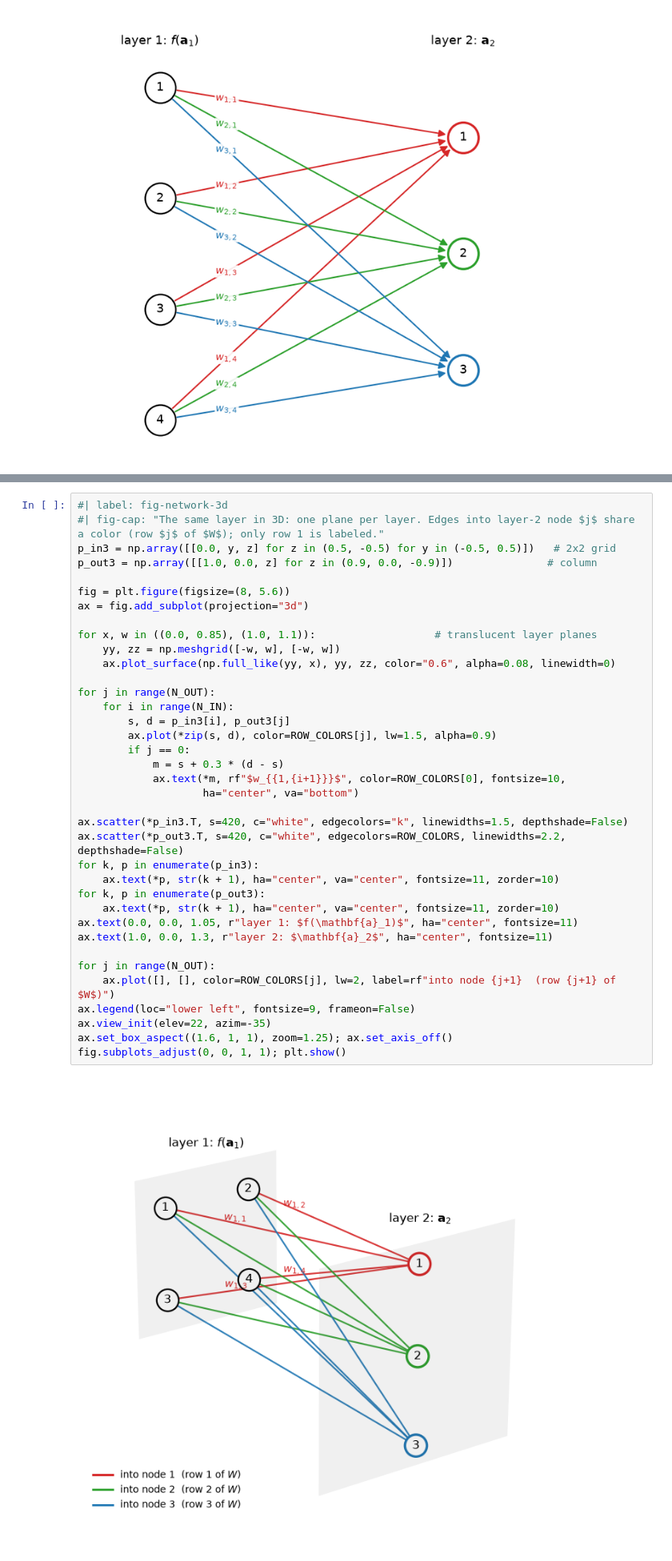
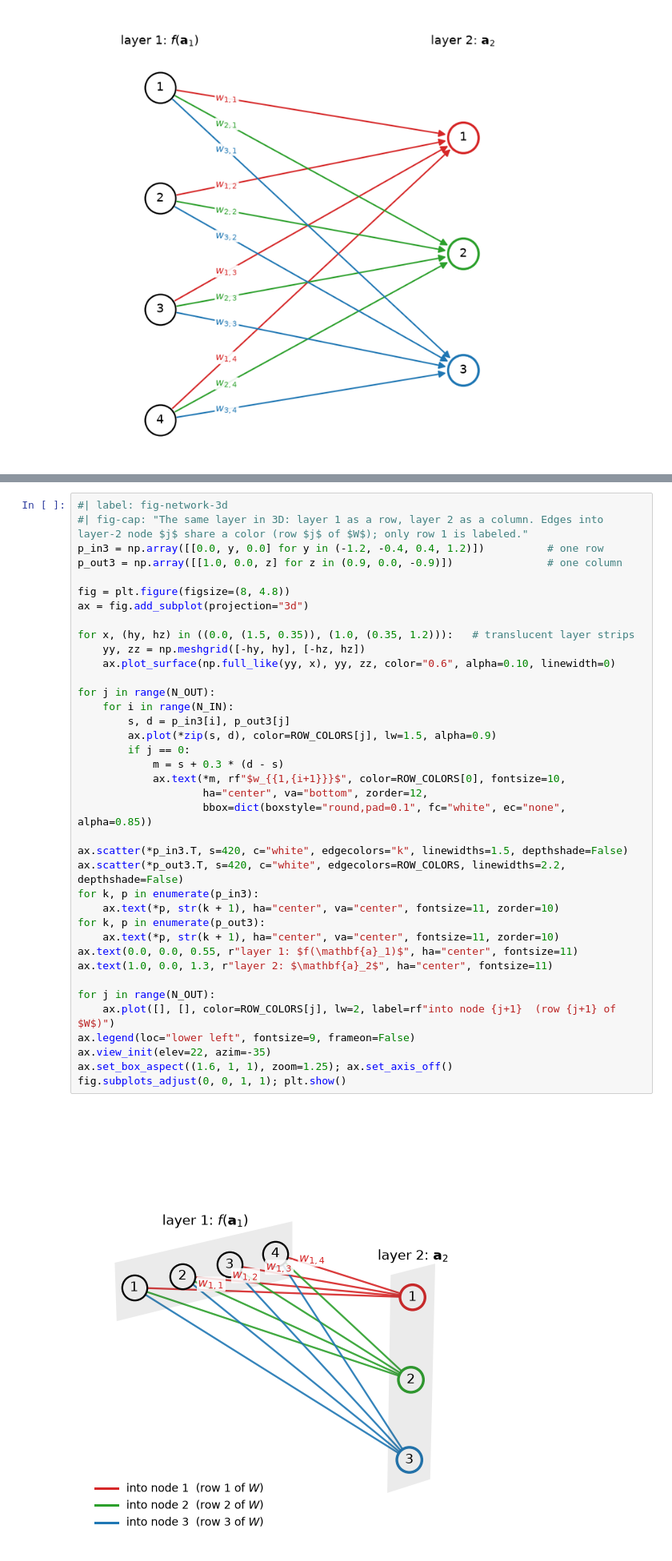
Before and after one commit to panjunbiao/cs-notes, a Jupyter notebook: notes/neural-networks/forward-propagation/demo.ipynb, the cells around one changed output, grey strips where cells are left out. Shown at 80% size. Saved outputs shown, nothing was run; the diff lists cells and outputs as text.

Commit message:
Forward propagation: lay out layer 1 as a row in the 3D view
Co-authored-by: Cursor <cursoragent@cursor.com>

```diff
--- a/notes/neural-networks/forward-propagation/demo.ipynb
+++ b/notes/neural-networks/forward-propagation/demo.ipynb
@@ -76,42 +76,43 @@ The 3D view below lays each layer out in its own plane: the four layer-1 nodes f
 # %%
 #| label: fig-network-3d
-#| fig-cap: "The same layer in 3D: one plane per layer. Edges into layer-2 node $j$ share a color (row $j$ of $W$); only row 1 is labeled."
-p_in3 = np.array([[0.0, y, z] for z in (0.5, -0.5) for y in (-0.5, 0.5)])   # 2x2 grid
-p_out3 = np.array([[1.0, 0.0, z] for z in (0.9, 0.0, -0.9)])               # column
+#| fig-cap: "The same layer in 3D: layer 1 as a row, layer 2 as a column. Edges into layer-2 node $j$ share a color (row $j$ of $W$); only row 1 is labeled."
+p_in3 = np.array([[0.0, y, 0.0] for y in (-1.2, -0.4, 0.4, 1.2)])          # one row
+p_out3 = np.array([[1.0, 0.0, z] for z in (0.9, 0.0, -0.9)])               # one column
 
-fig = plt.figure(figsize=(8, 5.6))
+fig = plt.figure(figsize=(8, 4.8))
 ax = fig.add_subplot(projection="3d")
 
-for x, w in ((0.0, 0.85), (1.0, 1.1)):                   # translucent layer planes
-    yy, zz = np.meshgrid([-w, w], [-w, w])
-    ax.plot_surface(np.full_like(yy, x), yy, zz, color="0.6", alpha=0.08, linewidth=0)
+for x, (hy, hz) in ((0.0, (1.5, 0.35)), (1.0, (0.35, 1.2))):   # translucent layer strips
+    yy, zz = np.meshgrid([-hy, hy], [-hz, hz])
+    ax.plot_surface(np.full_like(yy, x), yy, zz, color="0.6", alpha=0.10, linewidth=0)
 
 for j in range(N_OUT):
     for i in range(N_IN):
         s, d = p_in3[i], p_out3[j]
         ax.plot(*zip(s, d), color=ROW_COLORS[j], lw=1.5, alpha=0.9)
         if j == 0:
             m = s + 0.3 * (d - s)
             ax.text(*m, rf"$w_{{1,{i+1}}}$", color=ROW_COLORS[0], fontsize=10,
-                    ha="center", va="bottom")
+                    ha="center", va="bottom", zorder=12,
+                    bbox=dict(boxstyle="round,pad=0.1", fc="white", ec="none", alpha=0.85))
 
 ax.scatter(*p_in3.T, s=420, c="white", edgecolors="k", linewidths=1.5, depthshade=False)
 ax.scatter(*p_out3.T, s=420, c="white", edgecolors=ROW_COLORS, linewidths=2.2, depthshade=False)
 for k, p in enumerate(p_in3):
     ax.text(*p, str(k + 1), ha="center", va="center", fontsize=11, zorder=10)
 for k, p in enumerate(p_out3):
     ax.text(*p, str(k + 1), ha="center", va="center", fontsize=11, zorder=10)
-ax.text(0.0, 0.0, 1.05, r"layer 1: $f(\mathbf{a}_1)$", ha="center", fontsize=11)
+ax.text(0.0, 0.0, 0.55, r"layer 1: $f(\mathbf{a}_1)$", ha="center", fontsize=11)
 ax.text(1.0, 0.0, 1.3, r"layer 2: $\mathbf{a}_2$", ha="center", fontsize=11)
 
 for j in range(N_OUT):
     ax.plot([], [], color=ROW_COLORS[j], lw=2, label=rf"into node {j+1}  (row {j+1} of $W$)")
 ax.legend(loc="lower left", fontsize=9, frameon=False)
 ax.view_init(elev=22, azim=-35)
 ax.set_box_aspect((1.6, 1, 1), zoom=1.25); ax.set_axis_off()
 fig.subplots_adjust(0, 0, 1, 1); plt.show()
 # %% [output]
-[figure, old version]
+[figure, new version]
 # %% [markdown]
 ## 2. The matrix view
 
```
Also changed, not shown: parts of 1 cell of this notebook, 1 other file.
